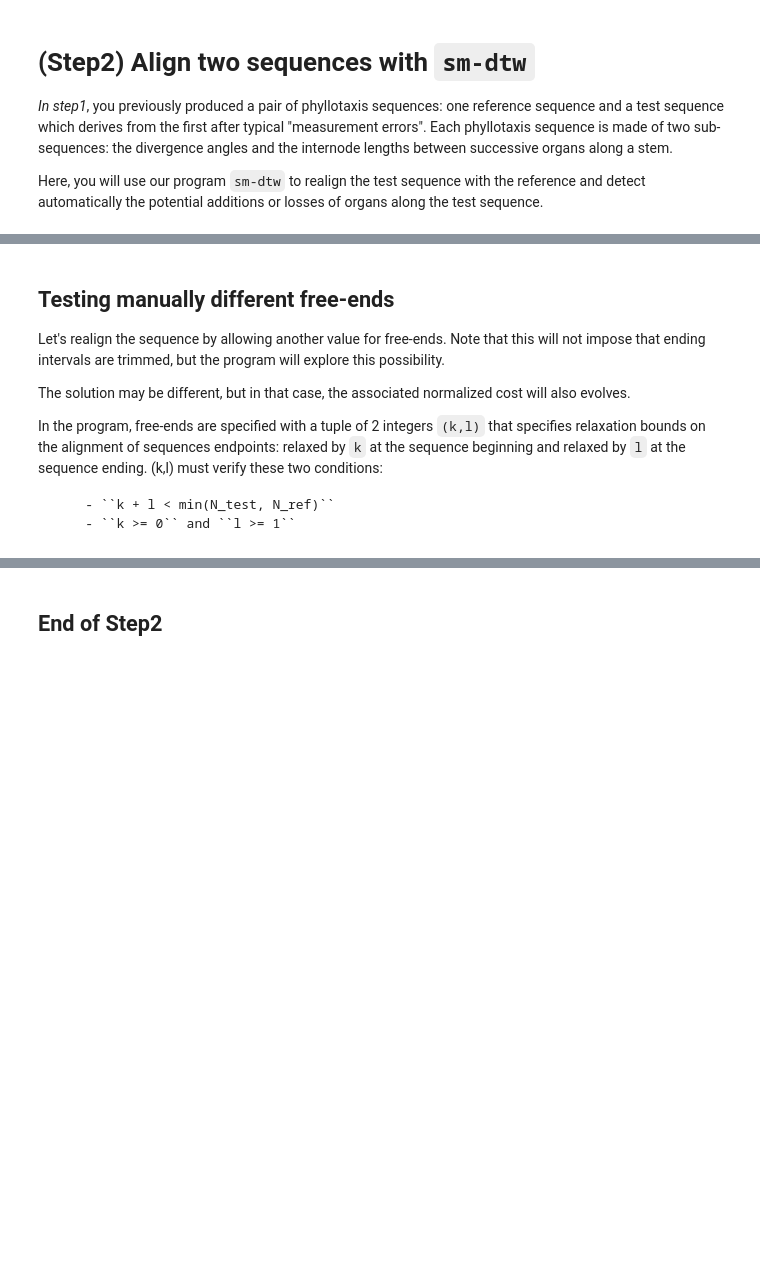
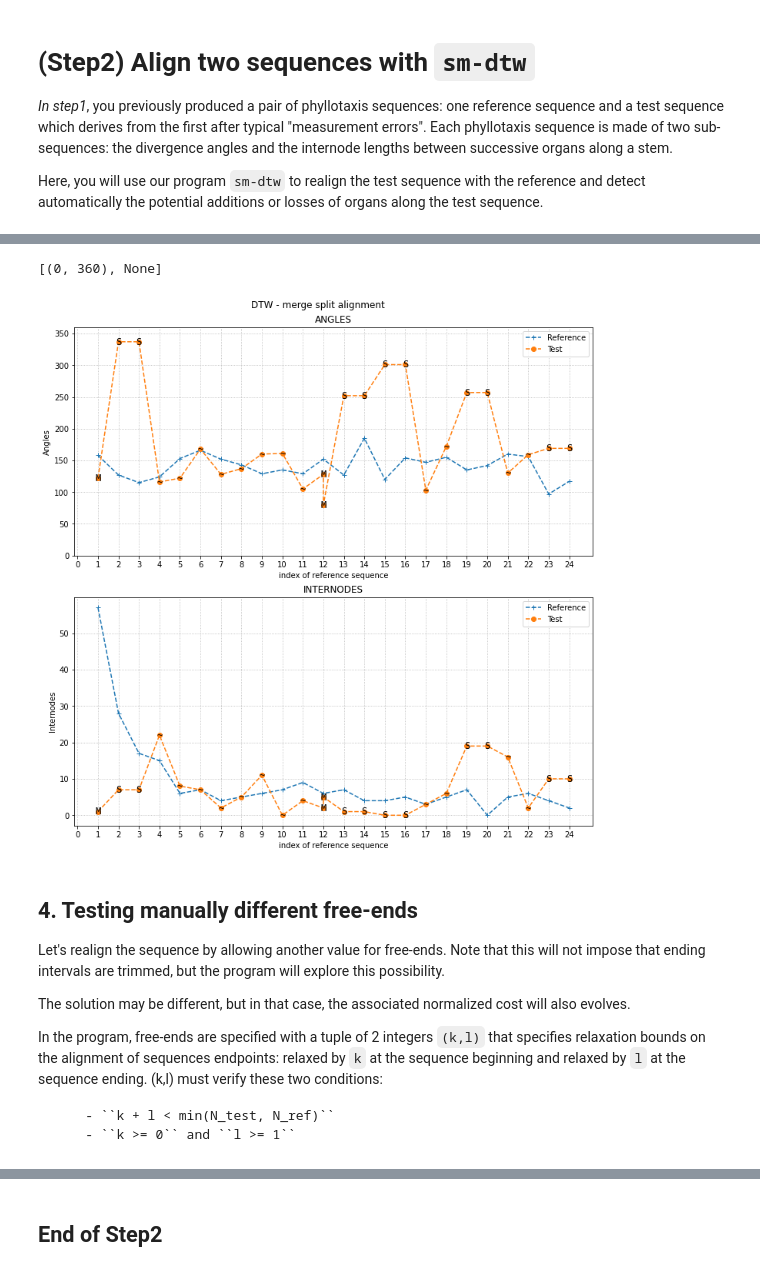
Before and after one commit to fabfabBesnard/Phyllotaxis-sim-eval, a Jupyter notebook: notebooks/docker_run/Step2_Align_Sequences.ipynb, the cells around one changed output, grey strips where cells are left out. Cells and saved outputs as stored; diff of their text form; code cells hidden in the pictures; blank space fills up the shorter version.

```diff
--- a/notebooks/docker_run/Step2_Align_Sequences.ipynb
+++ b/notebooks/docker_run/Step2_Align_Sequences.ipynb
@@ -134,5 +128,18 @@ score array= [26. 15. 16.]
+# %%
+ dtwcomputer.plot_results(valrange=[(0, 360), None])
+
+#Interpret the graphic:
+# The reference sequence is in blue, the test sequence is in orange
+# Each point of the test sequence is annotated with the code following code:
+    # "~": the test point is correctly matched with the reference point, meaning that the corresponding organs forming this interval are preserved in the test sequence.
+    #      the possible difference in the value between the blue and red points may come from the precision of the measure.
+    # M ("Merge"): 2 test points are matched with a single reference point (so forming a vertical segment). This corresponds to an organ addition in the test sequence within the aligned reference interval.
+    # S ("Split"): 1 test point is duplicated in two consecutive "S" points (forming a horizontal segment), matching two reference intervals. This corresponds to an organ loss in the test sequence
+# %% [output]
+[(0, 360), None]
+[figure, added]
 # %% [markdown]
-## Testing manually different free-ends
+## 4. Testing manually different free-ends
 Let's realign the sequence by allowing another value for free-ends. Note that this will not impose that ending intervals are trimmed, but the program will explore this possibility.
 
 The solution may be different, but in that case, the associated normalized cost will also evolves.
```
Also changed, not shown: parts of 15 cells of this notebook, 2 other files.
